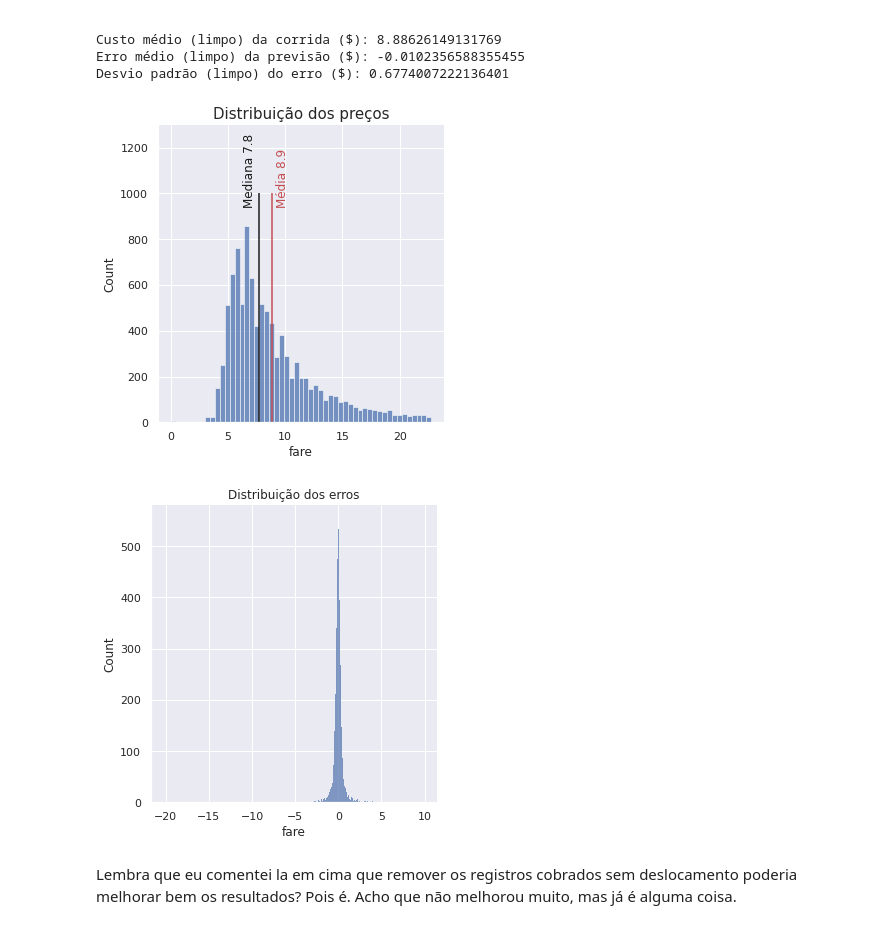
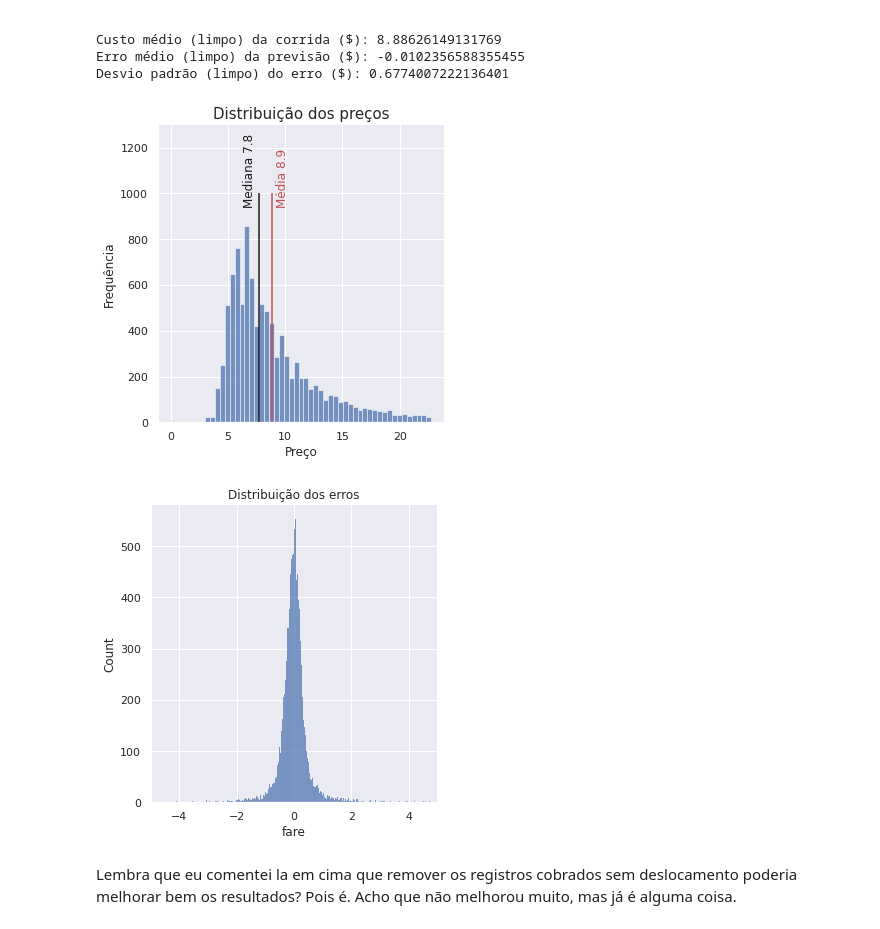
Before and after one commit to LeoFernanndes/portfolio, a Jupyter notebook: ChicagoTaxiRidePrice.ipynb, the cells around one changed output. Saved outputs shown, nothing was run; the diff lists cells and outputs as text; code cells hidden in the pictures.

```diff
--- a/ChicagoTaxiRidePrice.ipynb
+++ b/ChicagoTaxiRidePrice.ipynb
@@ -862,15 +862,20 @@ plt.vlines(mediana, 0, 1000, color='k') # mediana
 plt.annotate(f'Mediana {np.round(mediana, 1)}', xy=(mediana - 0.3, 950), rotation=90, ha='right', color='k')
 plt.title('Distribuição dos preços', fontdict={'size': 15})
 plt.ylim(0, 1300)
+
+plt.ylabel('Frequência')
+plt.xlabel('Preço')
+
 plt.show()
 # %% [output]
-[figure, old version]
+[figure, new version]
 # %%
 sns.displot(error)
 plt.title('Distribuição dos erros')
+plt.xlim(-5, 5)
 plt.show()
 # %% [output]
-[figure, old version]
+[figure, new version]
 # %% [markdown]
 Lembra que eu comentei la em cima que remover os registros cobrados sem deslocamento poderia melhorar bem os resultados? Pois é. Acho que não melhorou muito, mas já é alguma coisa.
 # %% [markdown]
```
